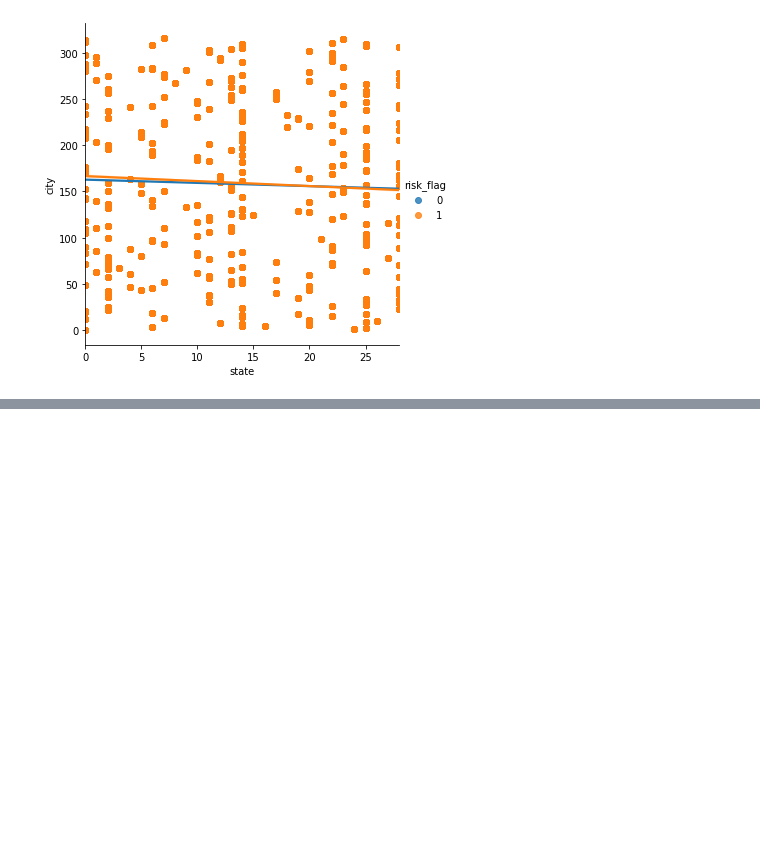
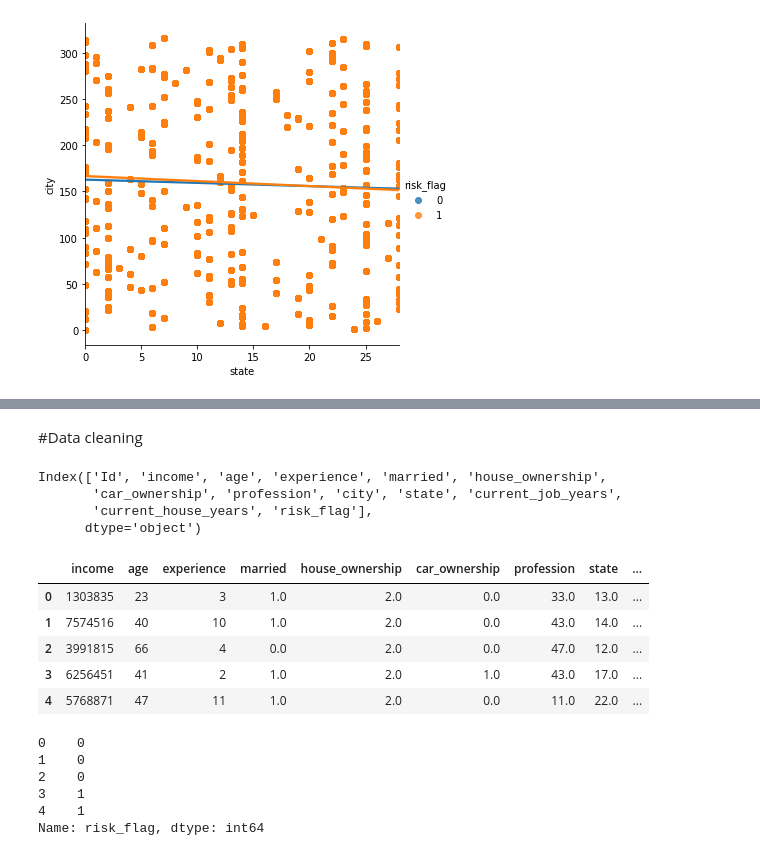
Before and after one commit to sarthakpant772/MLnow_2.0, a Jupyter notebook: employee_risk.ipynb, the cells around one changed output, grey strips where cells are left out. Saved outputs shown, nothing was run; the diff lists cells and outputs as text; code cells hidden in the pictures; blank space fills up the shorter version.

```diff
--- a/employee_risk.ipynb
+++ b/employee_risk.ipynb
@@ -131,0 +126,22 @@ sns.regplot(x=lable_x['city'],y=lable_x['risk_flag'])
+# %% [markdown]
+#Data cleaning
+# %%
+lable_x.columns
+# %% [output]
+Index(['Id', 'income', 'age', 'experience', 'married', 'house_ownership',
+       'car_ownership', 'profession', 'city', 'state', 'current_job_years',
+       'current_house_years', 'risk_flag'],
+      dtype='object')
+# %%
+lable_x_final=lable_x[['income','age', 'experience', 'married', 'house_ownership',
+       'car_ownership', 'profession', 'state', 'current_job_years',
+       'current_house_years', 'risk_flag']]
+
+lable_x_final.head()
+# %% [output]
+|  | income | age | experience | married | house_ownership | car_ownership | profession | state | ... |
+| 0 | 1303835 | 23 | 3 | 1.0 | 2.0 | 0.0 | 33.0 | 13.0 | ... |
+| 1 | 7574516 | 40 | 10 | 1.0 | 2.0 | 0.0 | 43.0 | 14.0 | ... |
+| 2 | 3991815 | 66 | 4 | 0.0 | 2.0 | 0.0 | 47.0 | 12.0 | ... |
+| 3 | 6256451 | 41 | 2 | 1.0 | 2.0 | 1.0 | 43.0 | 17.0 | ... |
+| 4 | 5768871 | 47 | 11 | 1.0 | 2.0 | 0.0 | 11.0 | 22.0 | ... |
@@ -131,0 +153,10 @@ sns.regplot(x=lable_x['city'],y=lable_x['risk_flag'])
+# %%
+y.head()
+# X.head()
+# %% [output]
+0    0
+1    0
+2    0
+3    1
+4    1
+Name: risk_flag, dtype: int64
```
Also changed, not shown: parts of 11 cells of this notebook.
